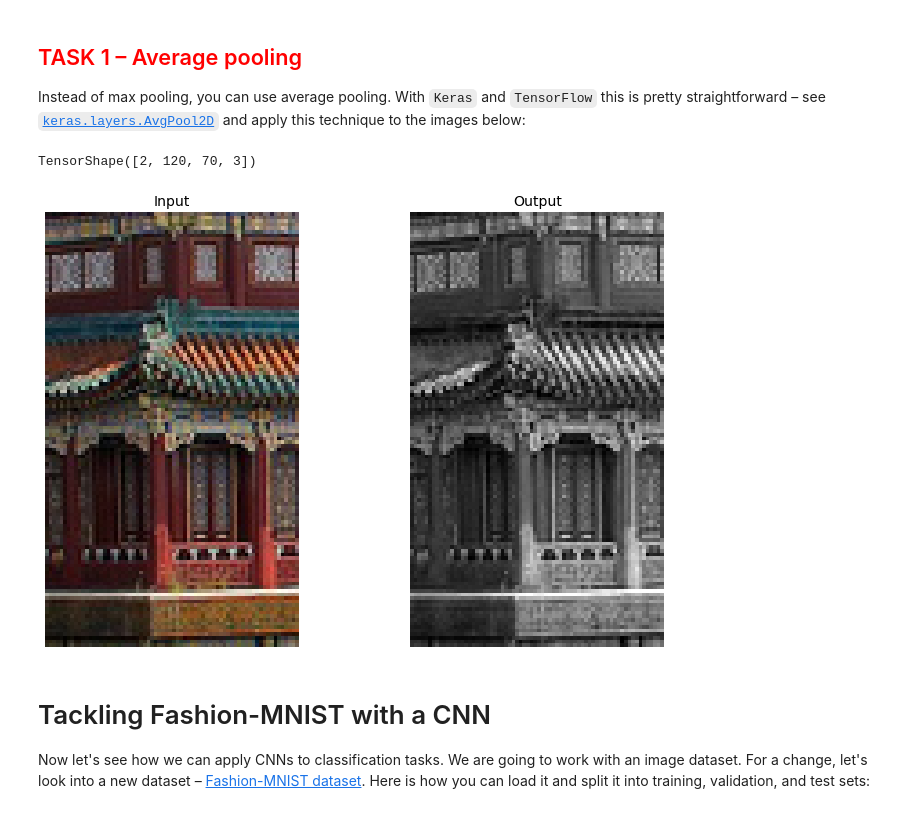
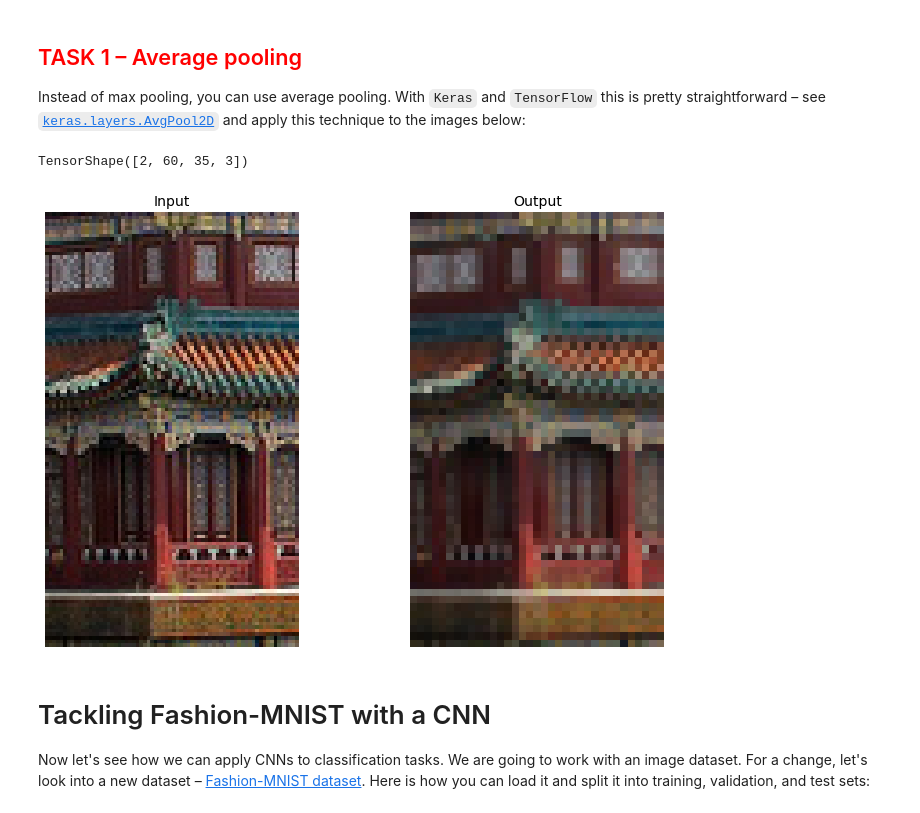
Before and after one commit to jayrabjohns/convolution-neural-networks, a Jupyter notebook: Practical6.ipynb, the cells around one changed output. Drawn from its saved outputs; the diff is of its cells as text; code cells hidden in the pictures.

```diff
--- a/Practical6.ipynb
+++ b/Practical6.ipynb
@@ -264,8 +264,7 @@ Instead of max pooling, you can use average pooling. With `Keras` and `TensorFlo
 # %%
 # Initialise average pooling:
 avg_pool = tf.keras.layers.AveragePooling2D(
-    pool_size=(1, 1),
-    strides=(1, 1),
+    pool_size=(2, 2),
     padding="VALID",
     data_format=None
 )
@@ -274,20 +273,20 @@ avg_pool = tf.keras.layers.AveragePooling2D(
 avg_output = avg_pool(cropped_images)
 avg_output.shape
 # %% [output]
-TensorShape([2, 120, 70, 3])
+TensorShape([2, 60, 35, 3])
 # %%
 # Visualise
 plt.figure(figsize=(12, 8))
 plt.subplot(1, 2, 1)
 plt.title("Input", fontsize=14)
 plot_color_image(cropped_images[0])  # plot the 1st image
 plt.subplot(1, 2, 2)
 plt.title("Output", fontsize=14)
-plot_image(avg_output[0, ..., 0])  # plot the output for the 1st image
+plot_color_image(avg_output[0])  # plot the output for the 1st image
 plt.axis("off")
 plt.show()
 # %% [output]
-[figure, old version]
+[figure, new version]
 # %% [markdown]
 # Tackling Fashion-MNIST with a CNN
 
```
Also changed, not shown: 1 other file.
